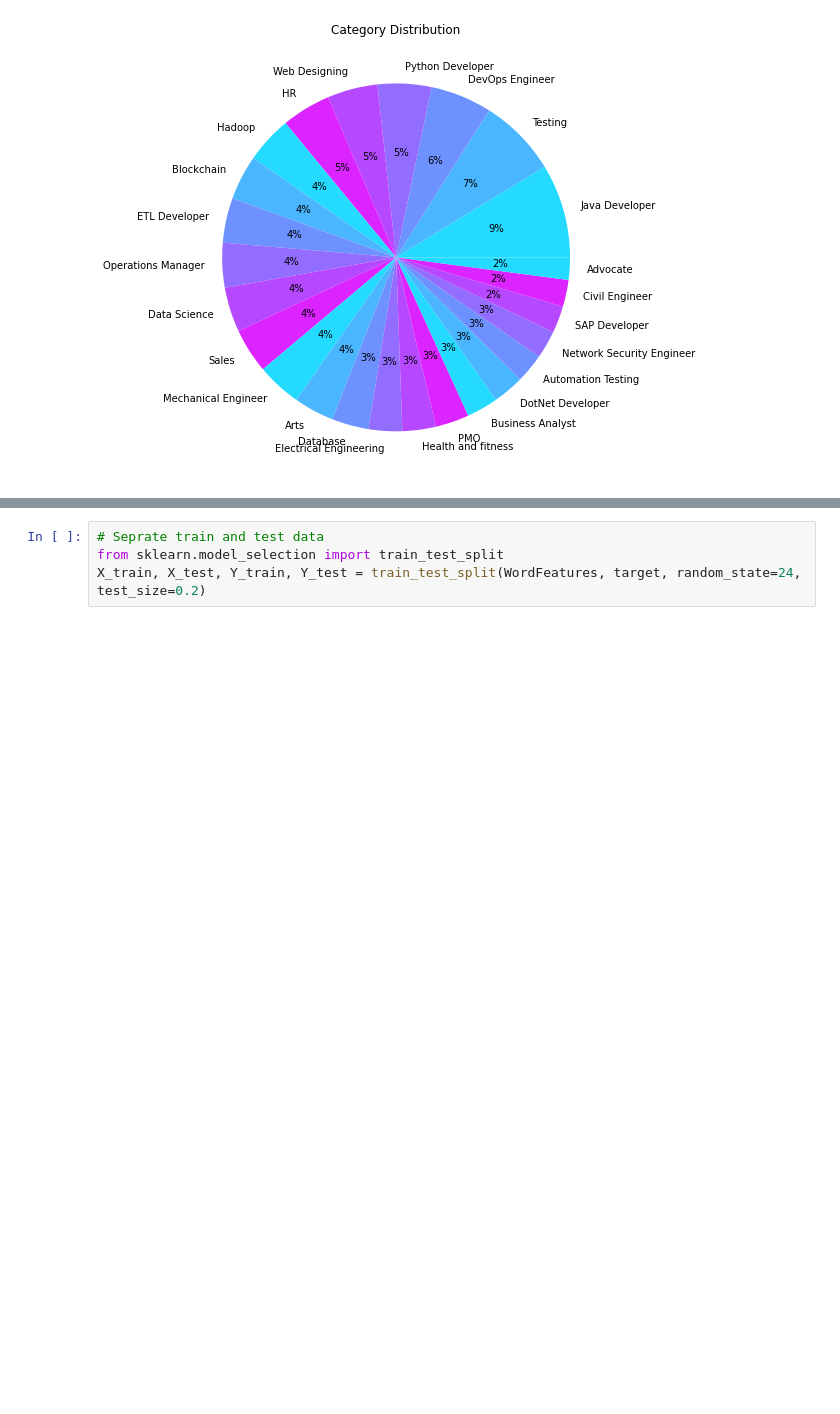
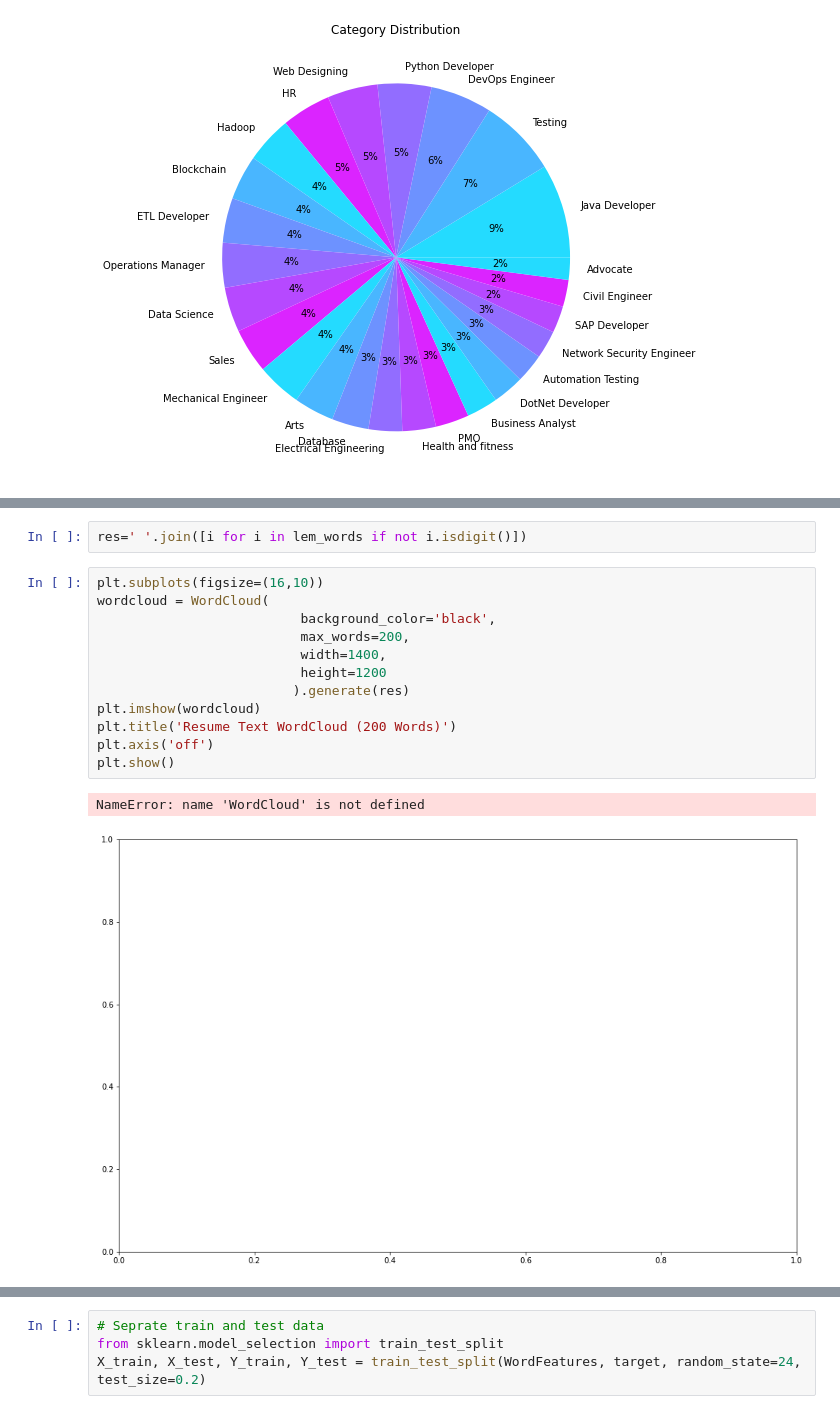
Before and after one commit to Ekta-Solanki/ML-Resume_Classification, a Jupyter notebook: Classification of Resume Project.ipynb, the cells around one changed output, grey strips where cells are left out. Saved outputs shown, nothing was run; the diff lists cells and outputs as text; blank space fills up the shorter version.

```diff
--- a/Classification of Resume Project.ipynb
+++ b/Classification of Resume Project.ipynb
@@ -154 +212,18 @@ plt.show()
+# %%
+res=' '.join([i for i in lem_words if not i.isdigit()])
+# %%
+plt.subplots(figsize=(16,10))
+wordcloud = WordCloud(
+                          background_color='black',
+                          max_words=200,
+                          width=1400,
+                          height=1200
+                         ).generate(res)
+plt.imshow(wordcloud)
+plt.title('Resume Text WordCloud (200 Words)')
+plt.axis('off')
+plt.show()
+# %% [output]
+NameError: name 'WordCloud' is not defined
+[figure, added]
 # %% [markdown]
```
Also changed, not shown: parts of 9 cells of this notebook.
